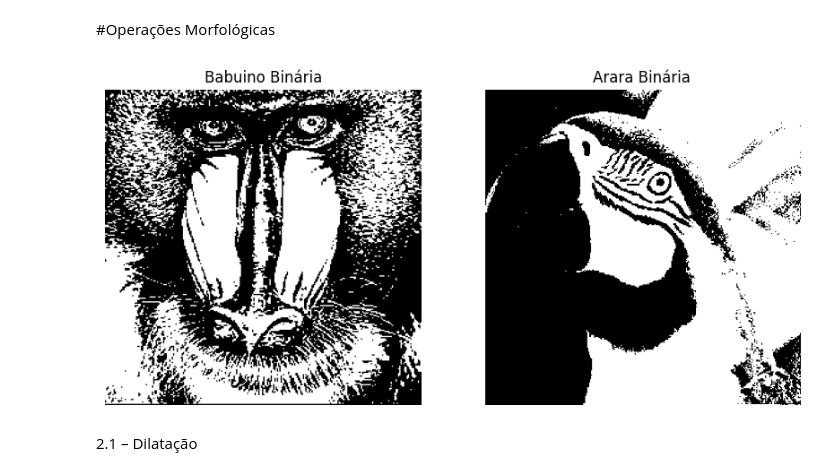
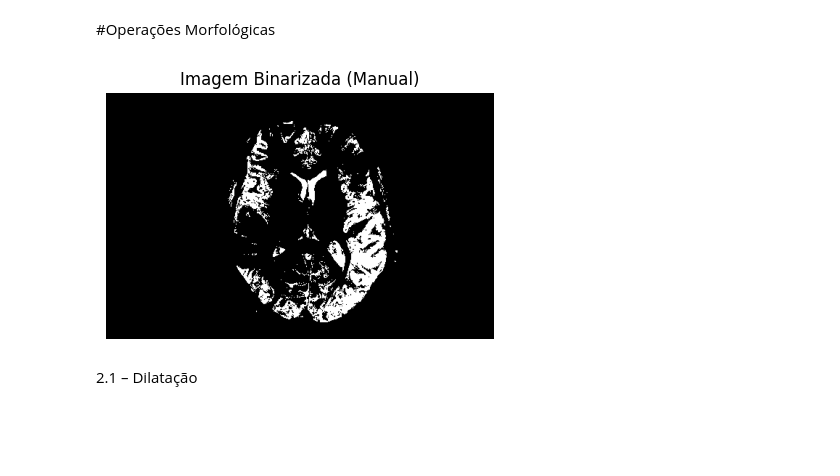
Before and after one commit to guilhermegreis/processamento-de-img, a Jupyter notebook: Cópia_de_Processamento_de_imagens_T1.ipynb, the cells around one changed output. Saved outputs shown, nothing was run; the diff lists cells and outputs as text; code cells hidden in the pictures; blank space fills up the shorter version.

```diff
--- a/Cópia_de_Processamento_de_imagens_T1.ipynb
+++ b/Cópia_de_Processamento_de_imagens_T1.ipynb
@@ -489,48 +607,59 @@ plt.show()
 # %%
 import cv2
 import matplotlib.pyplot as plt
 import numpy as np
 
 # Função de binarização manual otimizada com NumPy
 def binarizar_manual(img, limiar=127):
-    # Converter a imagem para um array NumPy
-    img = np.array(img)
+    binaria = np.zeros_like(img)  # Inicializar uma imagem com 0 (preto)
 
-    # Criar a imagem binária, onde os pixels maiores que o limiar são 255 (branco), e os outros são 0 (preto)
-    img_binaria = np.where(img > limiar, 255, 0).astype(np.uint8)
+    for i in range(len(img)):
+        for j in range(len(img[0])):
+            if img[i][j] > limiar:
+                binaria[i][j] = 255  # Atribuir 255 (branco) se maior que o limiar
+            else:
+                binaria[i][j] = 0  # Caso contrário, 0 (preto)
 
-    return img_binaria
+    return binaria
 
 # Carregar imagens em tons de cinza
 def load_img(path):
     img_rgb = cv2.imread(path, cv2.IMREAD_GRAYSCALE)
     if img_rgb is None:
         raise ValueError(f"Imagem não encontrada em {path}")
     return img_rgb
 
 # Carregar as imagens
-img_babuino = load_img('/content/babuino.jpg')
-img_arara = load_img('/content/arara.jpg')
+img_cerebro = load_img('/content/Cerebro-RaioX.png')
+#img_babuino = load_img('/content/babuino.jpg')
+#img_arara = load_img('/content/arara.jpg')
 
 # Aplicar a binarização nas imagens
-img_binaria_babuino = binarizar_manual(img_babuino, 127)
-img_binaria_arara = binarizar_manual(img_arara, 127)
+img_binaria_cerebro = binarizar_manual(img_cerebro, 127)
+#img_binaria_babuino = binarizar_manual(img_babuino, 127)
+#img_binaria_arara = binarizar_manual(img_arara, 127)
 
 # Exibir as imagens binarizadas
-plt.figure(figsize=(10,5))
-plt.subplot(1, 2, 1)
-plt.title("Babuino Binária")
-plt.imshow(img_binaria_babuino, cmap='gray')
+plt.figure(figsize=(5, 5))
+plt.title("Imagem Binarizada (Manual)")
+plt.imshow(img_binaria_cerebro, cmap='gray')
 plt.axis('off')
+plt.show()
 
-plt.subplot(1, 2, 2)
-plt.title("Arara Binária")
-plt.imshow(img_binaria_arara, cmap='gray')
-plt.axis('off')
+#plt.figure(figsize=(10,5))
+#plt.subplot(1, 2, 1)
+#plt.title("Babuino Binária")
+#plt.imshow(img_binaria_babuino, cmap='gray')
+#plt.axis('off')
+
+#plt.subplot(1, 2, 2)
+#plt.title("Arara Binária")
+#plt.imshow(img_binaria_arara, cmap='gray')
+#plt.axis('off')
 
 plt.show()
 # %% [output]
-[figure, old version]
+[figure, new version]
 # %% [markdown]
 2.1 – Dilatação
 # %%
```
Also changed, not shown: parts of 16 cells of this notebook.
